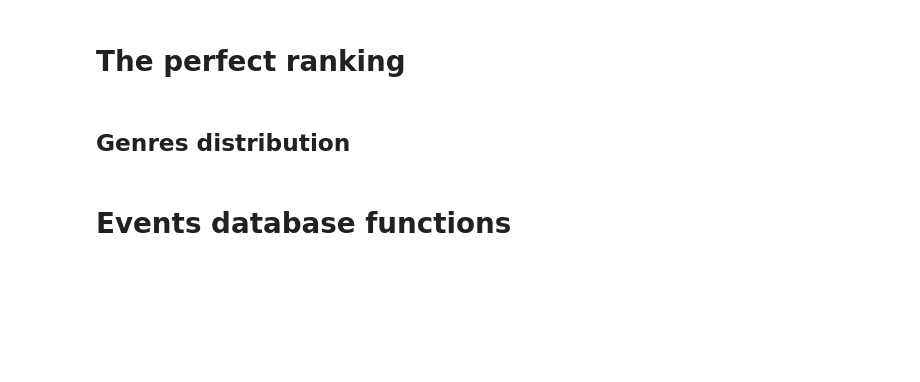
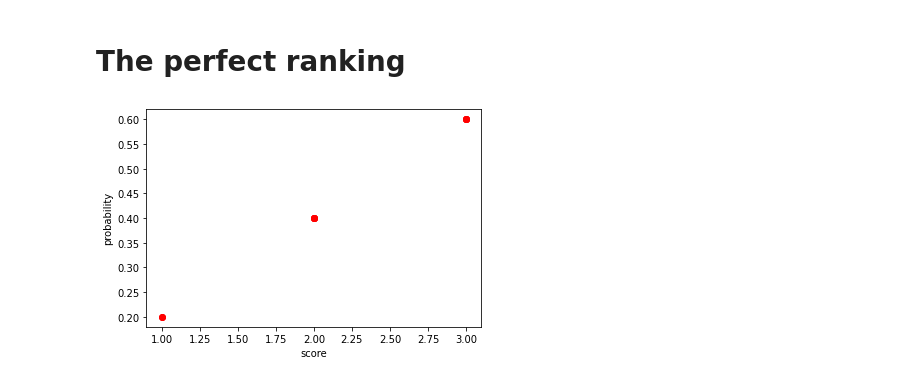
Before and after one commit to alvaroBNC/learning-to-rank, a Jupyter notebook: first_ranking_no_learning/Ranking partners.ipynb, the cells around one changed output. Cells and saved outputs as stored; diff of their text form; code cells hidden in the pictures; blank space fills up the shorter version.

Commit message:
Assigning scores and normalized probabilities

```diff
--- a/first_ranking_no_learning/Ranking partners.ipynb
+++ b/first_ranking_no_learning/Ranking partners.ipynb
@@ -135,15 +139,20 @@ new_offer = {
 # %%
-#for partner in partner_data.rows:
 scores = []
 for index, partner in partner_data.iterrows():
     score = 0
     for field in new_offer:
+        if field == 'experience':
+            if new_offer[field] == partner[field]:
+                score += 2
+            elif new_offer[field] < partner[field]:
+                score += 1
+            continue
         if new_offer[field] and partner[field] == new_offer[field]:
             score += 1
     scores.append(score)
 
 partner_data['score'] = scores
-partner_data[['name', 'score']]
+partner_data[['name', 'score']].sort_values(by=['score'], ascending=False)
 # %% [output]
 |  | name | score |
 | partner_id |  |  |
@@ -165,0 +169,7 @@ movie_data['buy_probability'] = 1 - movie_data['price'] * 0.1
+# %%
+# Factor de normalizacion: #{area = 1 : area in practice_areas} + 2 (+2 por la maxima puntuacion que se puede conseguir por exp)
+norm_factor = sum(new_offer.values()) - new_offer['experience'] + 2
+# Probabilidad:
+partner_data['probability'] = partner_data['score'] / norm_factor
+
+partner_data[['name', 'score', 'probability']].sort_values(by=['probability'], ascending=False)
@@ -166,9 +189,9 @@ movie_data['buy_probability'] = 1 - movie_data['price'] * 0.1
 # %% [markdown]
 # The perfect ranking
 # %%
-plt.plot(movie_data['price'].values, movie_data['buy_probability'].values, 'ro') # ro = red circles
-plt.xlabel('price')
-plt.ylabel('buy_probability')
+plt.plot(partner_data['score'].values, partner_data['probability'].values, 'ro') # ro = red circles
+plt.xlabel('score')
+plt.ylabel('probability')
 plt.show()
+# %% [output]
+[figure, added]
-# %% [markdown]
-## Genres distribution
@@ -232,2 +197,0 @@ plot_distributions(movie_data)
-# %% [markdown]
-# Events database functions
```
Also changed, not shown: parts of 93 cells of this notebook.
